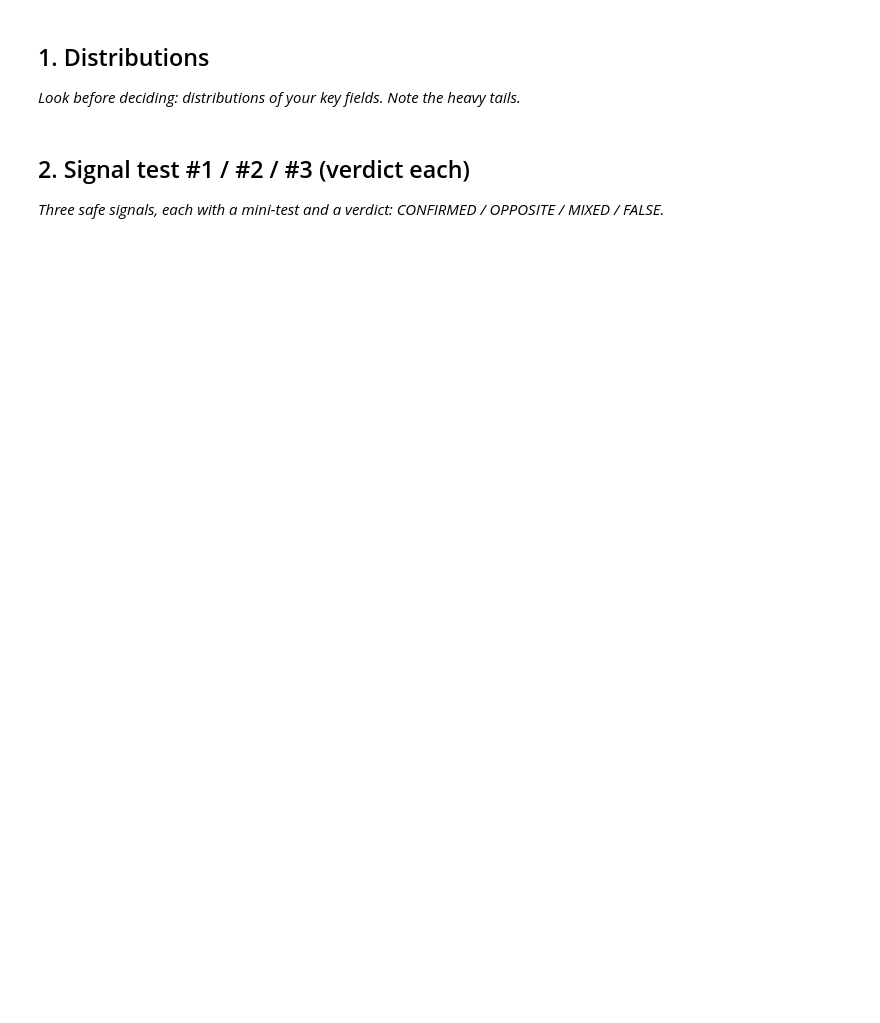
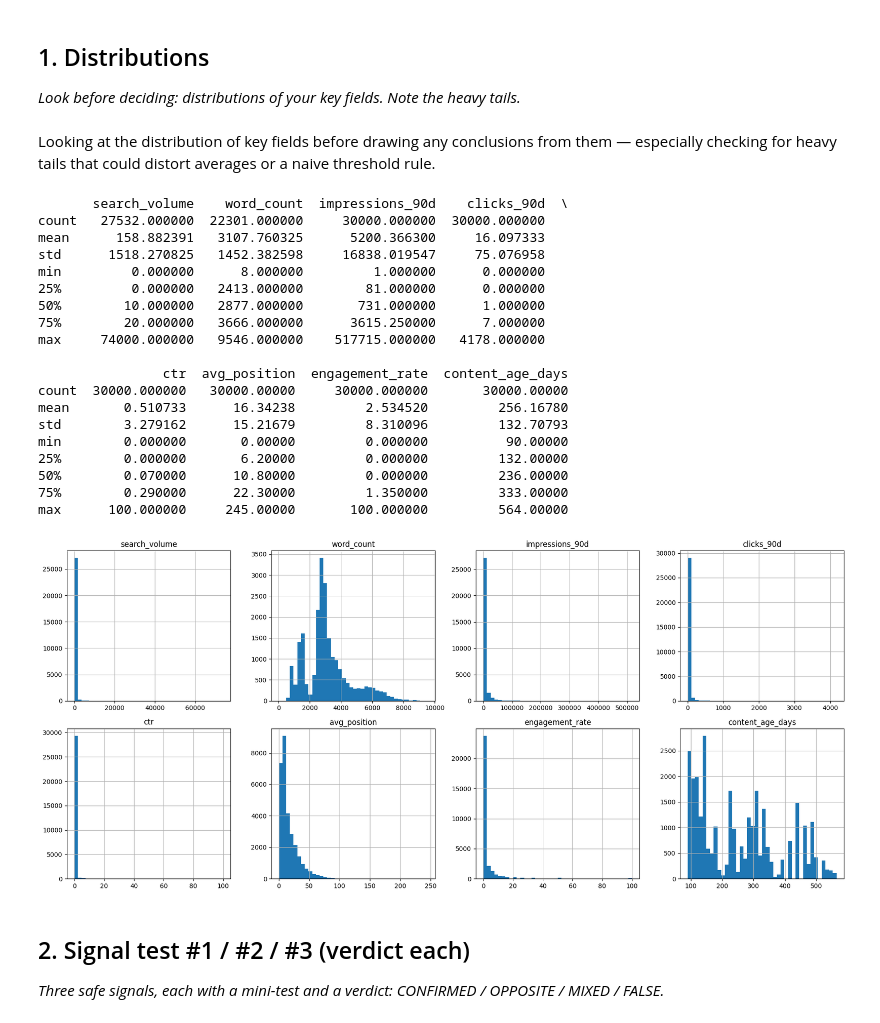
Before and after one commit to Hashir9099/flyrank-ml, a Jupyter notebook: work/notebooks/w04_signal_audit.ipynb, the cells around one changed output. Drawn from its saved outputs; the diff is of its cells as text; code cells hidden in the pictures; blank space fills up the shorter version.

```diff
--- a/work/notebooks/w04_signal_audit.ipynb
+++ b/work/notebooks/w04_signal_audit.ipynb
@@ -6,3 +6,11 @@
 This skeleton is yours to fill. Work the sections **in order** — each one has a one-line hint. Simple words, honest numbers.
 
 > Working with an AI assistant? Tell it to read `skills/README.md` first and load the one skill this assignment names on its card.
+# %%
+import os
+if not os.path.exists("flyrank-ml"):
+    !git clone https://github.com/Hashir9099/flyrank-ml.git
+os.chdir("flyrank-ml")
+import pandas as pd
+df = pd.read_csv("data/raw/content_refresh_anonymized.csv")
+print(df.shape)
@@ -16,3 +30,41 @@ This skeleton is yours to fill. Work the sections **in order** — each one has
+# %% [markdown]
+Looking at the distribution of key fields before drawing any conclusions from them —
+especially checking for heavy tails that could distort averages or a naive threshold rule.
+# %%
+import matplotlib.pyplot as plt
+
+key_fields = ["search_volume", "word_count", "impressions_90d", "clicks_90d",
+              "ctr", "avg_position", "engagement_rate", "content_age_days"]
+
+print(df[key_fields].describe())
+
+fig, axes = plt.subplots(2, 4, figsize=(18, 8))
+for ax, col in zip(axes.flat, key_fields):
+    df[col].dropna().hist(bins=40, ax=ax)
+    ax.set_title(col)
+plt.tight_layout()
+plt.show()
+# %% [output]
+       search_volume    word_count  impressions_90d    clicks_90d  \
+count   27532.000000  22301.000000     30000.000000  30000.000000
+mean      158.882391   3107.760325      5200.366300     16.097333
+std      1518.270825   1452.382598     16838.019547     75.076958
+min         0.000000      8.000000         1.000000      0.000000
+25%         0.000000   2413.000000        81.000000      0.000000
+50%        10.000000   2877.000000       731.000000      1.000000
+75%        20.000000   3666.000000      3615.250000      7.000000
+max     74000.000000   9546.000000    517715.000000   4178.000000
+
+                ctr  avg_position  engagement_rate  content_age_days
+count  30000.000000   30000.00000     30000.000000       30000.00000
+mean       0.510733      16.34238         2.534520         256.16780
+std        3.279162      15.21679         8.310096         132.70793
+min        0.000000       0.00000         0.000000          90.00000
+25%        0.000000       6.20000         0.000000         132.00000
+50%        0.070000      10.80000         0.000000         236.00000
+75%        0.290000      22.30000         1.350000         333.00000
+max      100.000000     245.00000       100.000000         564.00000
+[figure, added]
 # %% [markdown]
 ## 2. Signal test #1 / #2 / #3 (verdict each)
 
```
Also changed, not shown: parts of 10 cells of this notebook.
